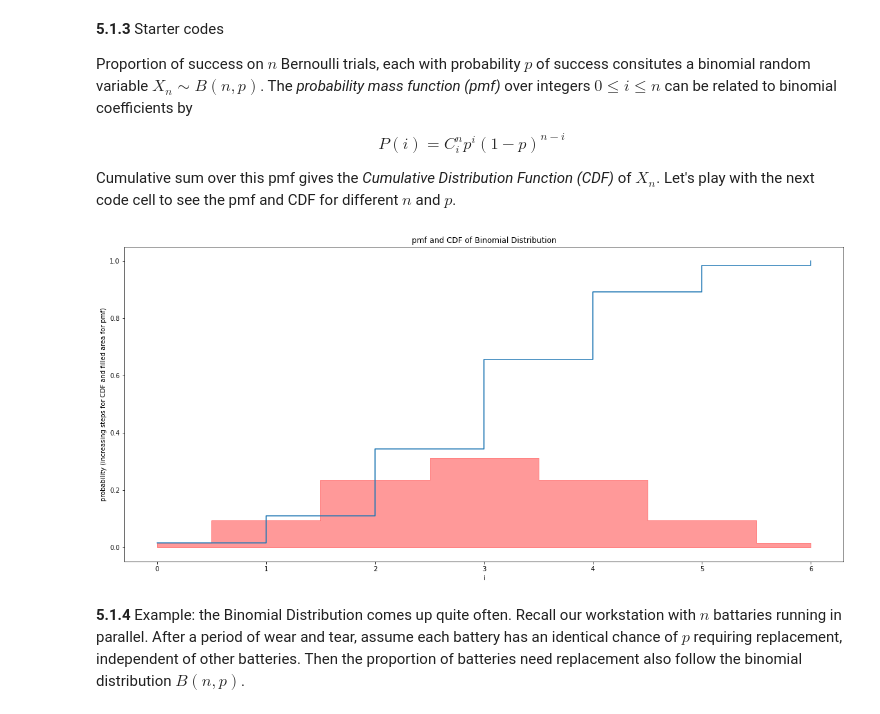
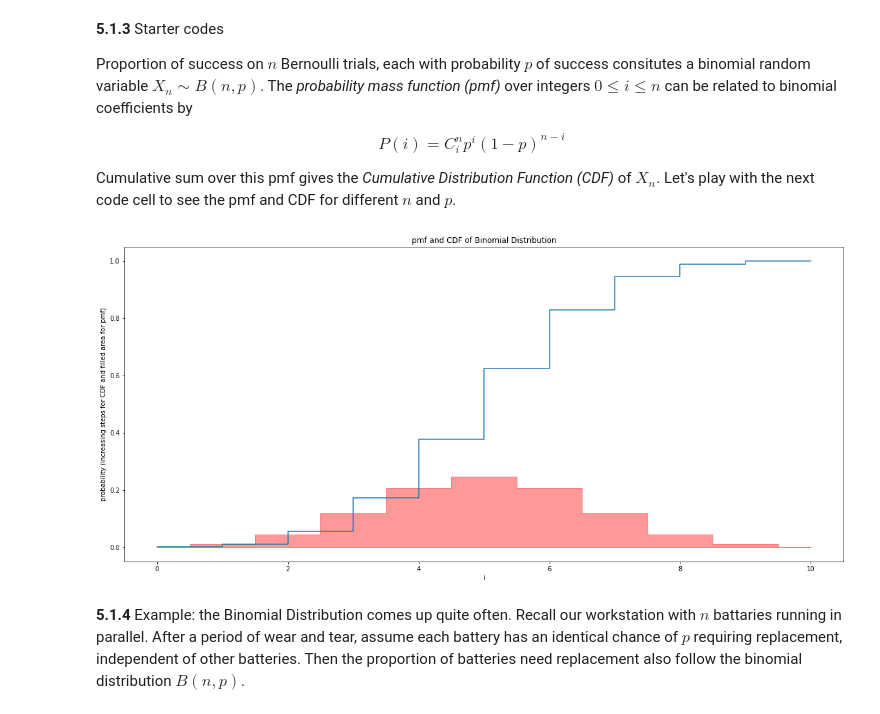
Before and after one commit to HanlunAI/NextGenCurriculumDemonstration, a Jupyter notebook: DemonstrationEpsilon.ipynb, the cells around one changed output. Drawn from its saved outputs; the diff is of its cells as text; code cells hidden in the pictures.

```diff
--- a/DemonstrationEpsilon.ipynb
+++ b/DemonstrationEpsilon.ipynb
@@ -46,7 +46,7 @@ import matplotlib.pyplot as plt
 #@title Select values of p and n with the sliders and run the result
 #the case when p = 0.5 means the coin is a fair coin
 p = 0.5#@param{type:"slider", max:1, min:0, step:"0.0001"}
-n = 6 #@param{type:"slider", min:5, max:30, step:1}
+n = 10 #@param{type:"slider", min:5, max:50, step:1}
 
 def binomial(p):
   count = 0
@@ -54,34 +54,34 @@ def binomial(p):
   yield count, layer
   q = 1-p
   while True:
     count += 1
     first = np.append(layer*q, np.array([0]))
     second = np.append(np.array([0]), layer*p)
     layer = first + second
     yield count, layer
 
 def bin(n, p):
   for count, pmf in binomial(p):
     if count == n:
       support = np.array(range(n+1))
       #first moment
       mean = np.dot(pmf, support)
       #second central moment
       varience = np.dot(pmf, (support-mean)**2)
       return mean, varience, pmf
 
 plt.rcParams["figure.figsize"] = (20,9)
 
 plt.title("pmf and CDF of Binomial Distribution")
 mean, varience, pmf = bin(n, p)
 support = [i for i in range(n+1)]
 plt.step(support, pmf.cumsum(), where='post')
 plt.fill_between(support, pmf, step="mid", alpha=0.4, color = "red")
 plt.ylabel("probability (increasing steps for CDF and filled area for pmf)")
 plt.xlabel("i")
 plt.show()
 # %% [output]
-[figure, old version]
+[figure, new version]
 # %% [markdown]
 **5.1.4** Example: the Binomial Distribution comes up quite often. Recall our workstation with $n$ battaries running in parallel. After a period of wear and tear, assume each battery has an identical chance of $p$ requiring replacement, independent of other batteries. Then the proportion of batteries need replacement also follow the binomial distribution $B(n,p)$.
 # %% [markdown]
```
